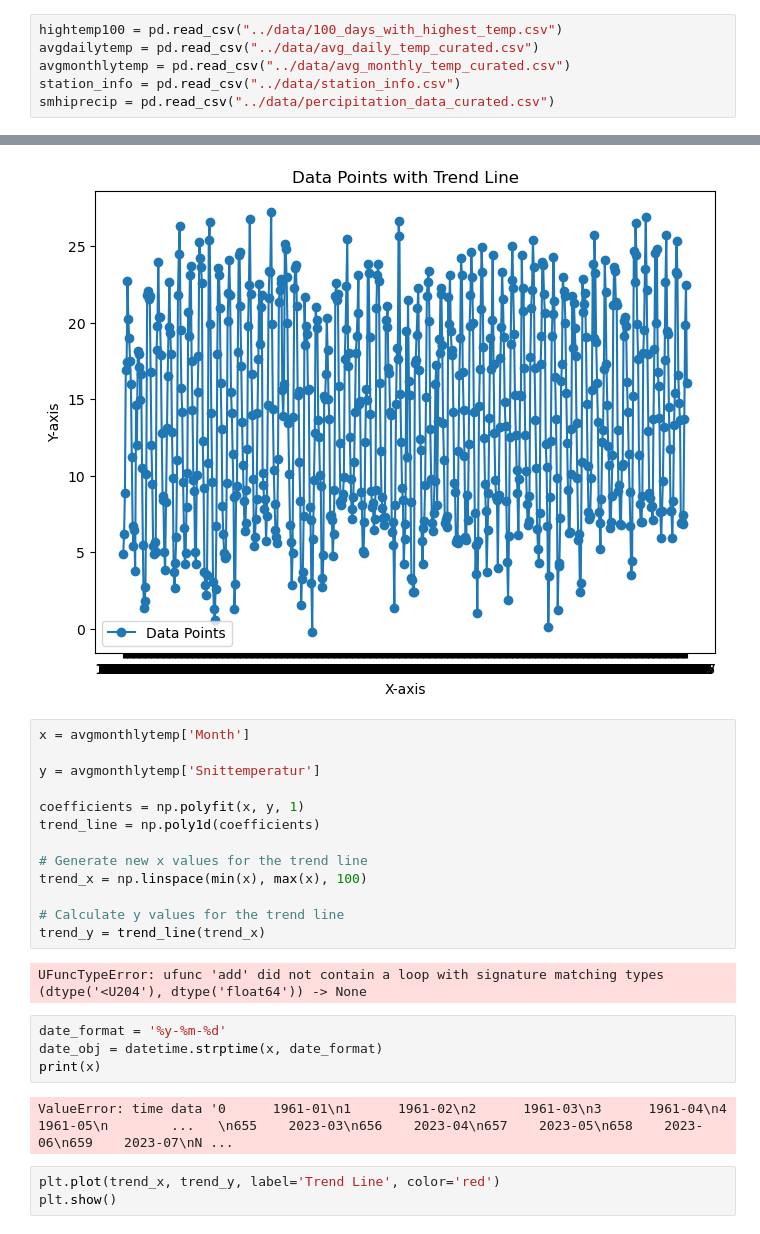
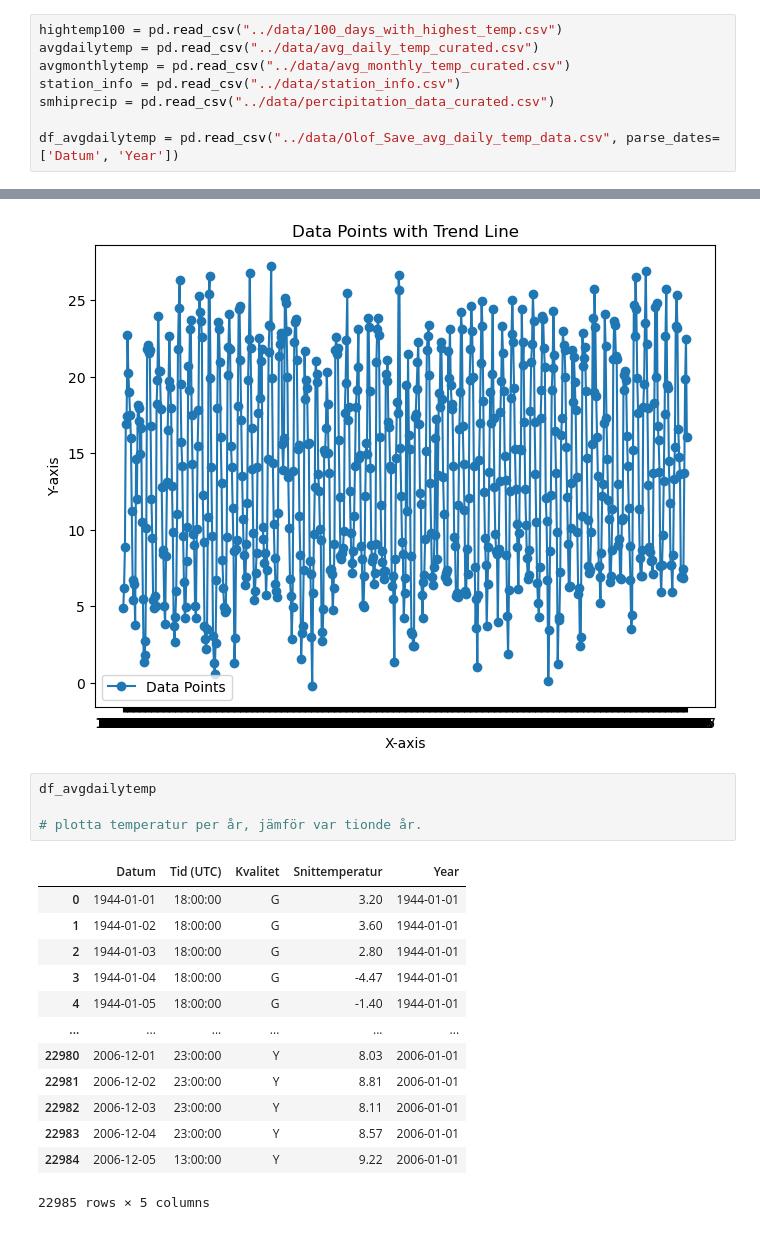
Before and after one commit to msteele919/projectwork, a Jupyter notebook: Kristoffer/streamlitjn.ipynb, the cells around one changed output, grey strips where cells are left out. Cells and saved outputs as stored; diff of their text form.

```diff
--- a/Kristoffer/streamlitjn.ipynb
+++ b/Kristoffer/streamlitjn.ipynb
@@ -12,6 +12,8 @@ avgdailytemp = pd.read_csv("../data/avg_daily_temp_curated.csv")
 avgmonthlytemp = pd.read_csv("../data/avg_monthly_temp_curated.csv")
 station_info = pd.read_csv("../data/station_info.csv")
 smhiprecip = pd.read_csv("../data/percipitation_data_curated.csv")
+
+df_avgdailytemp = pd.read_csv("../data/Olof_Save_avg_daily_temp_data.csv", parse_dates=['Datum', 'Year'])
 # %%
 avgmonthlytemp
 # %% [output]
@@ -121,27 +123,21 @@ plt.legend()
 # %% [output]
 <matplotlib.legend.Legend at 0x...>
 [figure]
-# %%
-x = avgmonthlytemp['Month']
-
-y = avgmonthlytemp['Snittemperatur']
-
-coefficients = np.polyfit(x, y, 1)
-trend_line = np.poly1d(coefficients)
-
-# Generate new x values for the trend line
-trend_x = np.linspace(min(x), max(x), 100)
-
-# Calculate y values for the trend line
-trend_y = trend_line(trend_x)
-# %% [output]
-UFuncTypeError: ufunc 'add' did not contain a loop with signature matching types (dtype('<U204'), dtype('float64')) -> None
-# %%
-date_format = '%y-%m-%d'
-date_obj = datetime.strptime(x, date_format)
-print(x)
-# %% [output]
-ValueError: time data '0      1961-01\n1      1961-02\n2      1961-03\n3      1961-04\n4      1961-05\n        ...   \n655    2023-03\n656    2023-04\n657    2023-05\n658    2023-06\n659    2023-07\nN ...
-# %%
-plt.plot(trend_x, trend_y, label='Trend Line', color='red')
-plt.show()
+# %%
+df_avgdailytemp
+
+# plotta temperatur per år, jämför var tionde år.
+# %% [output]
+|  | Datum | Tid (UTC) | Kvalitet | Snittemperatur | Year |
+| 0 | 1944-01-01 | 18:00:00 | G | 3.20 | 1944-01-01 |
+| 1 | 1944-01-02 | 18:00:00 | G | 3.60 | 1944-01-01 |
+| 2 | 1944-01-03 | 18:00:00 | G | 2.80 | 1944-01-01 |
+| 3 | 1944-01-04 | 18:00:00 | G | -4.47 | 1944-01-01 |
+| 4 | 1944-01-05 | 18:00:00 | G | -1.40 | 1944-01-01 |
+| ... | ... | ... | ... | ... | ... |
+| 22980 | 2006-12-01 | 23:00:00 | Y | 8.03 | 2006-01-01 |
+| 22981 | 2006-12-02 | 23:00:00 | Y | 8.81 | 2006-01-01 |
+| 22982 | 2006-12-03 | 23:00:00 | Y | 8.11 | 2006-01-01 |
+| 22983 | 2006-12-04 | 23:00:00 | Y | 8.57 | 2006-01-01 |
+| 22984 | 2006-12-05 | 13:00:00 | Y | 9.22 | 2006-01-01 |
+22985 rows × 5 columns
```
Also changed, not shown: parts of 2 cells of this notebook.
